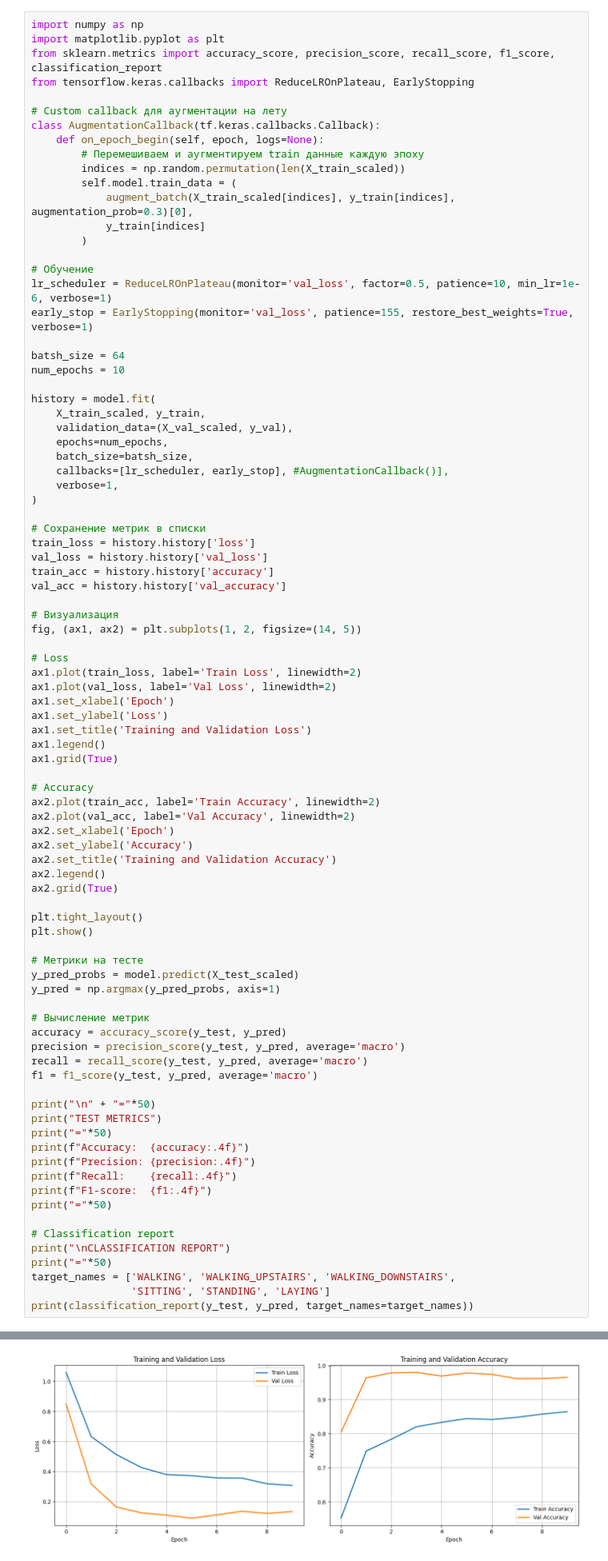
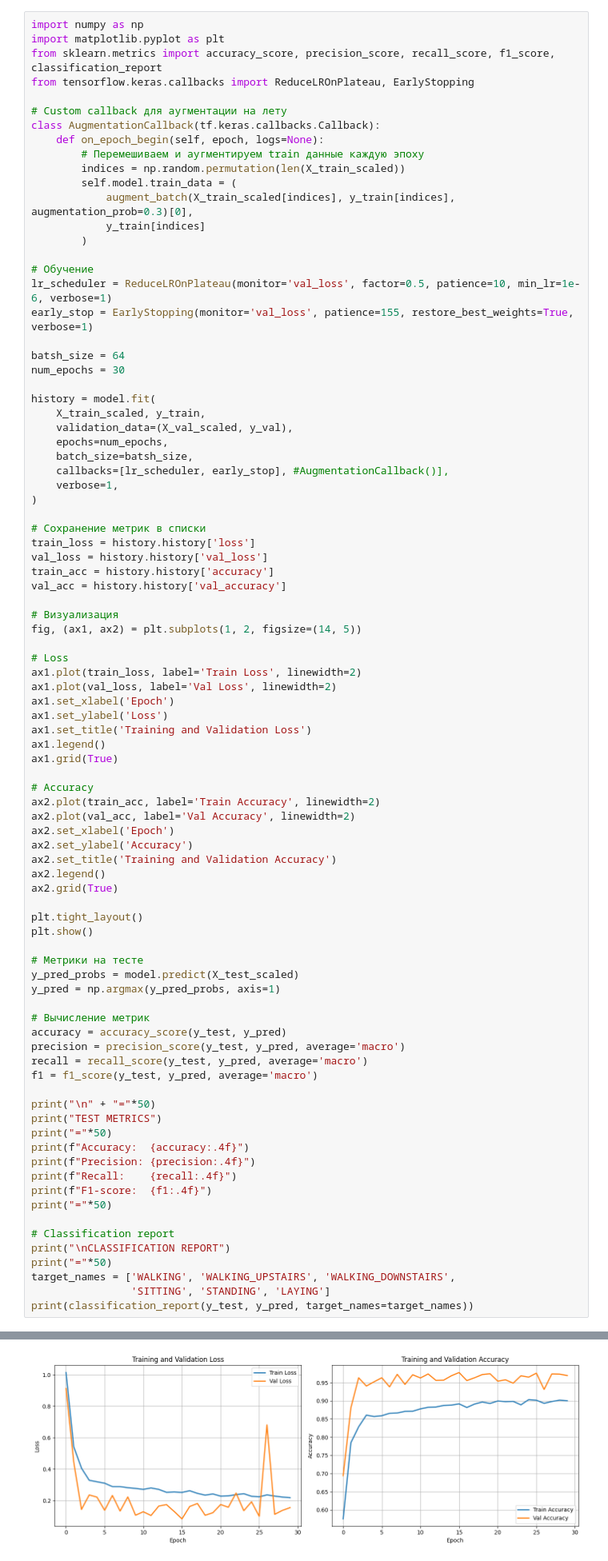
Before and after one commit to KirShch/detect_activity_and_cardio_anomaly, a Jupyter notebook: UCI_HAR_train.ipynb, the cells around one changed output, grey strips where cells are left out. Shown at 80% size. Drawn from its saved outputs; the diff is of its cells as text.

```diff
--- a/UCI_HAR_train.ipynb
+++ b/UCI_HAR_train.ipynb
@@ -269,7 +269,7 @@ lr_scheduler = ReduceLROnPlateau(monitor='val_loss', factor=0.5, patience=10, mi
 early_stop = EarlyStopping(monitor='val_loss', patience=155, restore_best_weights=True, verbose=1)
 
 batsh_size = 64
-num_epochs = 10
+num_epochs = 30
 
 history = model.fit(
     X_train_scaled, y_train,
@@ -359 +356 @@ Epoch 10/10
-[figure, old version]
+[figure, new version]
```
Also changed, not shown: parts of 4 cells of this notebook, 1 other file.
